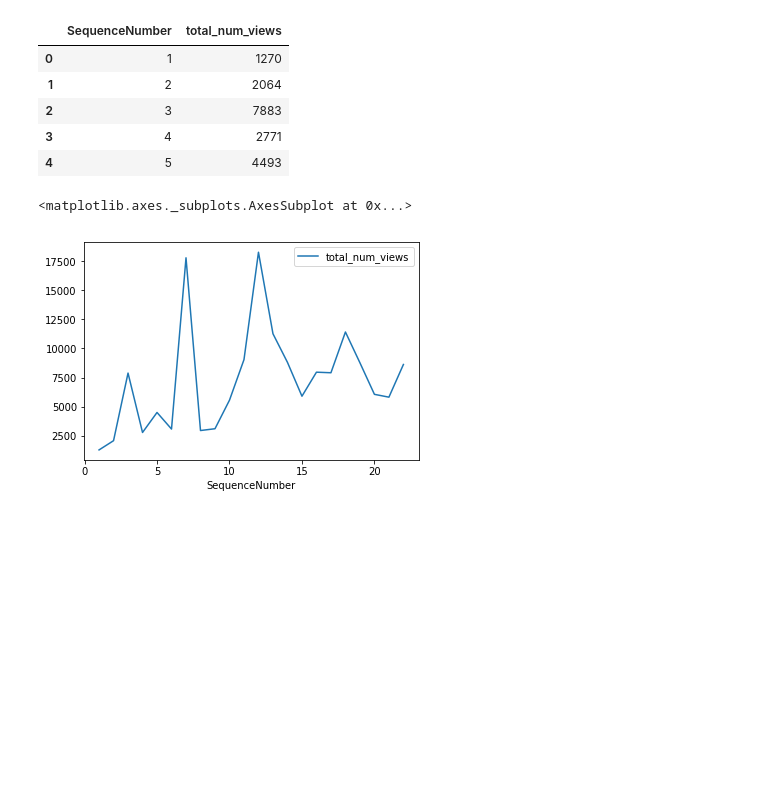
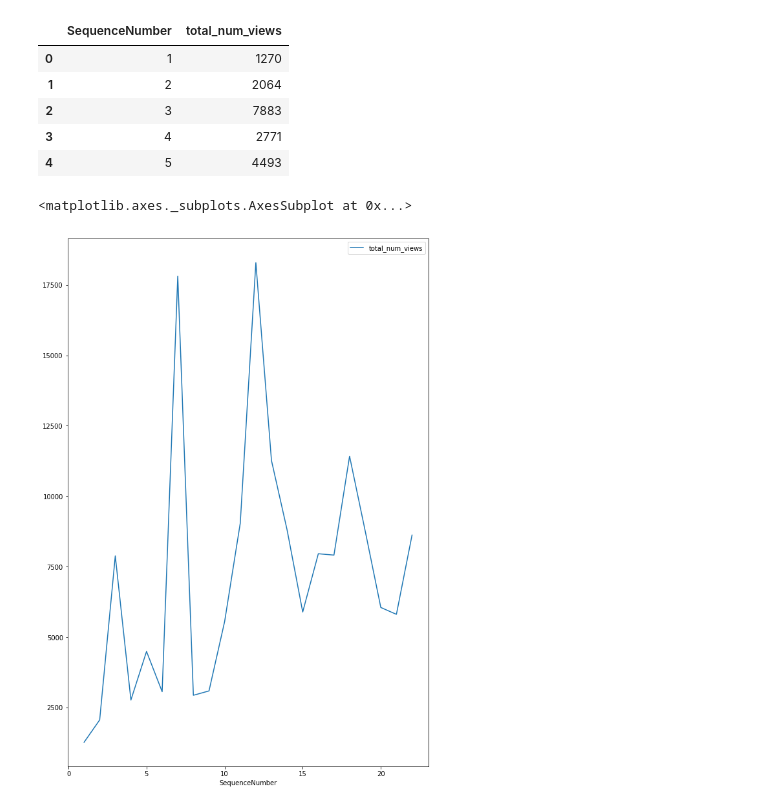
Before and after one commit to ace-racer/ContextualRecommender, a Jupyter notebook: hybird_recommender/exploration/Stream Views Forecasting.ipynb, the cells around one changed output. Drawn from its saved outputs; the diff is of its cells as text; code cells hidden in the pictures; blank space fills up the shorter version.

Commit message:
Increase plot size

```diff
--- a/hybird_recommender/exploration/Stream Views Forecasting.ipynb
+++ b/hybird_recommender/exploration/Stream Views Forecasting.ipynb
@@ -96,7 +97,8 @@ stream_views_by_month_df.head()
 | 3 | 4 | 2771 |
 | 4 | 5 | 4493 |
 # %%
+matplotlib.rcParams['figure.figsize'] = [20, 10]
 stream_views_by_month_df.plot(x='SequenceNumber', y='total_num_views')
 # %% [output]
 <matplotlib.axes._subplots.AxesSubplot at 0x...>
-[figure, old version]
+[figure, new version]
```
Also changed, not shown: parts of 1 cell of this notebook.
